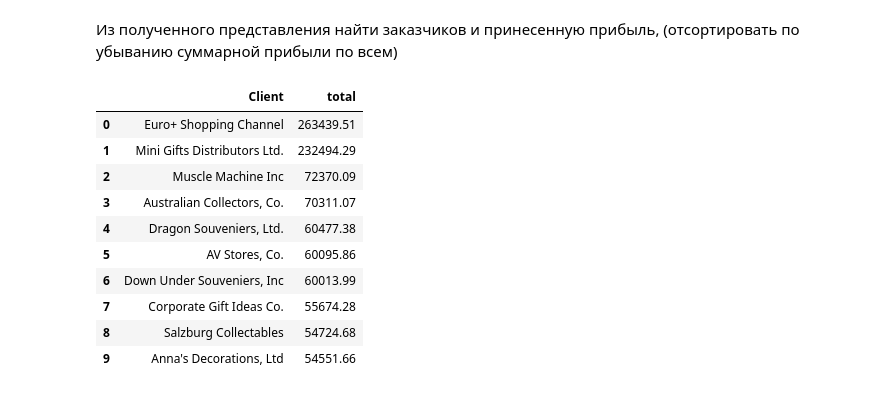
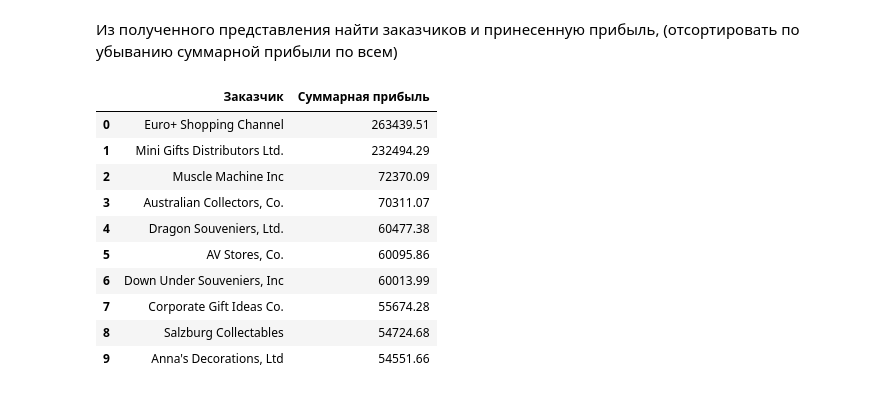
Before and after one commit to LightEagle89/test2, a Jupyter notebook: ДЗ_№2.ipynb, the cells around one changed output. Cells and saved outputs as stored; diff of their text form; code cells hidden in the pictures.

```diff
--- a/ДЗ_№2.ipynb
+++ b/ДЗ_№2.ipynb
@@ -277,13 +276,13 @@ pd.read_sql('SELECT * FROM ords LIMIT 10;', connection)
 # %% [markdown]
 Из полученного представления найти заказчиков и принесенную прибыль, (отсортировать по убыванию суммарной прибыли по всем)
 # %%
-pd.read_sql('''SELECT Client, SUM(Profit) total
+pd.read_sql('''SELECT `Заказчик`, SUM(`Прибыль`) `Суммарная прибыль`
 FROM ords
-GROUP by Client, status
-HAVING status = 'Shipped'
-Order by total DESC LIMIT 10;''', connection)
+where `Номер заказа` in (Select orderNumber from orders where status = 'Shipped')
+GROUP by `Заказчик`
+Order by `Суммарная прибыль` DESC LIMIT 10;''', connection)
 # %% [output]
-|  | Client | total |
+|  | Заказчик | Суммарная прибыль |
 | 0 | Euro+ Shopping Channel | 263439.51 |
 | 1 | Mini Gifts Distributors Ltd. | 232494.29 |
 | 2 | Muscle Machine Inc | 72370.09 |
```
Also changed, not shown: parts of 2 cells of this notebook.
